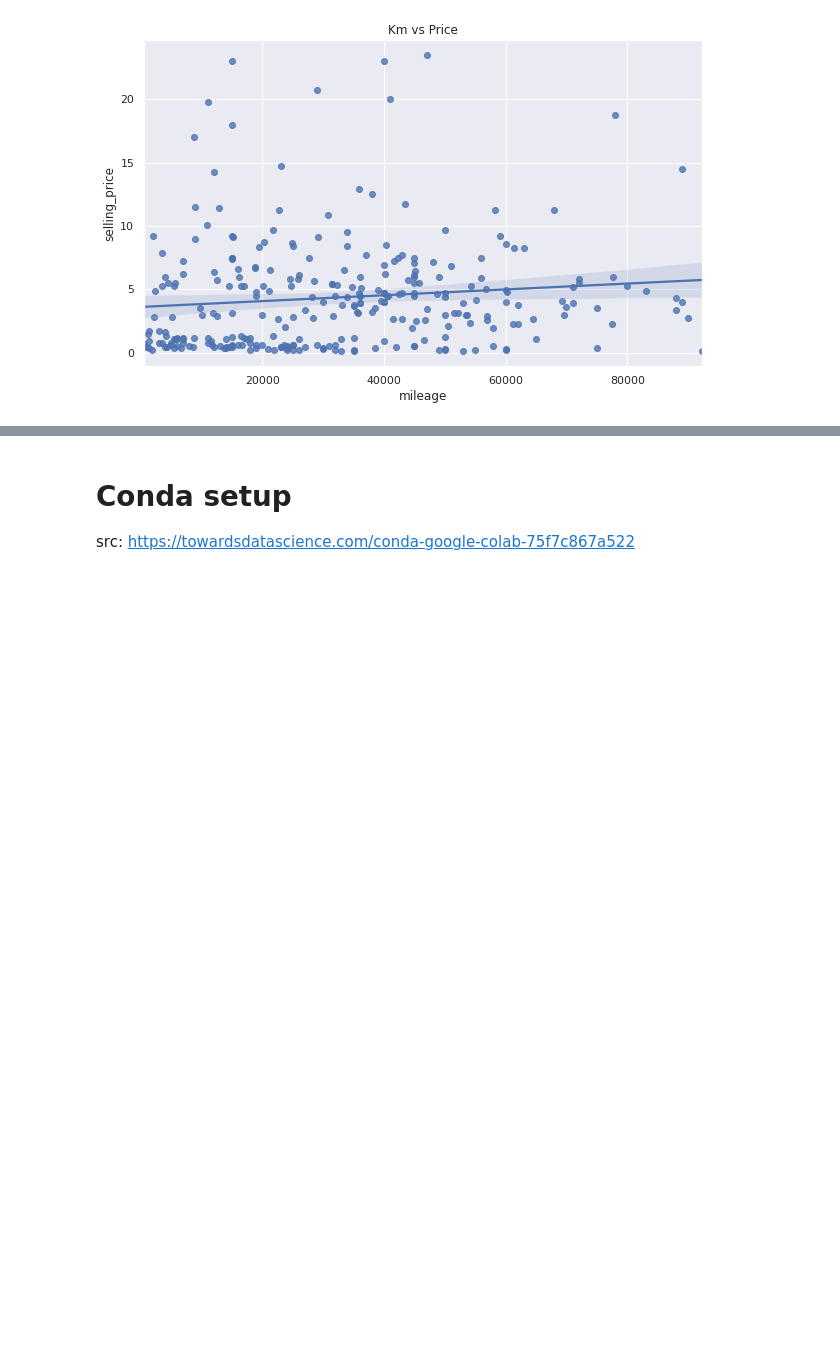
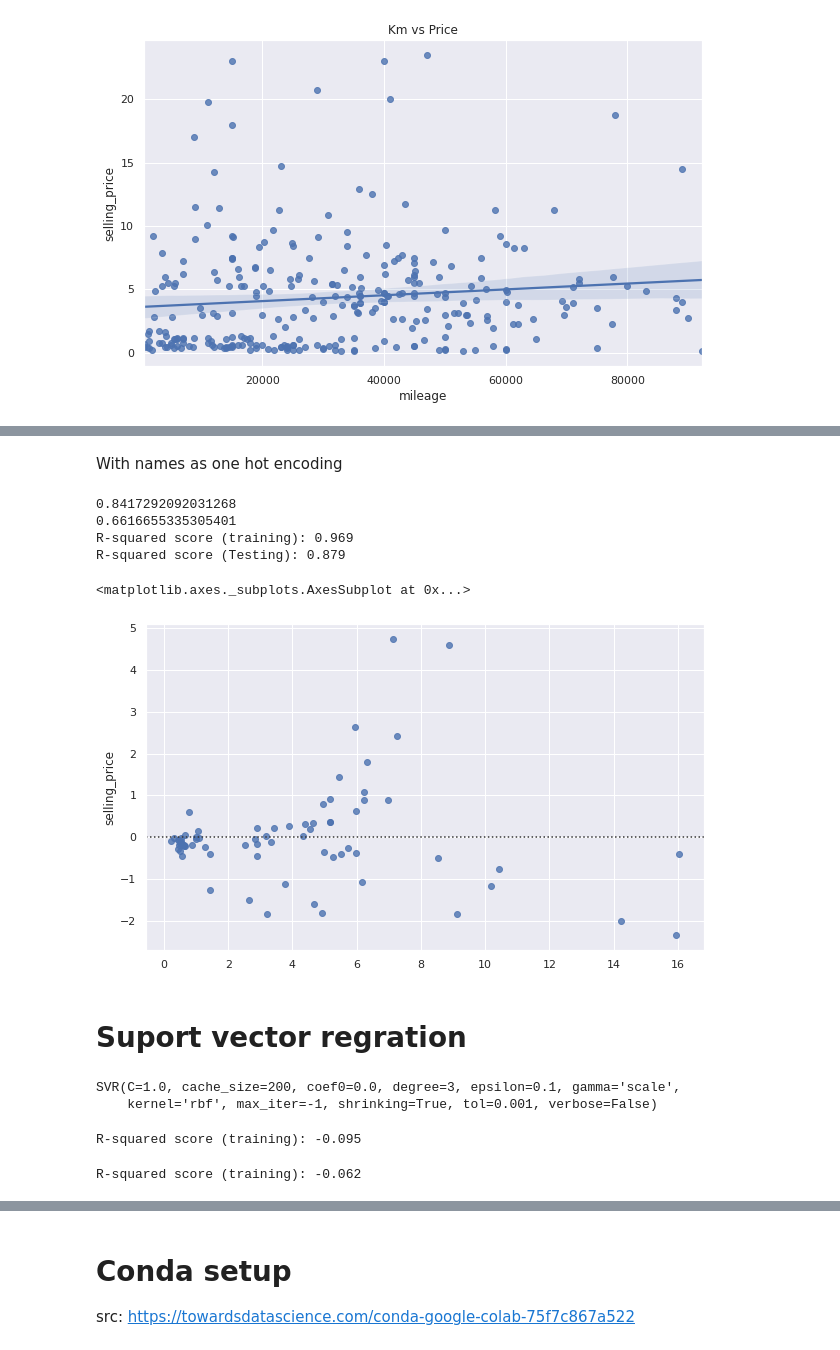
Before and after one commit to HebahAlshamlan/CITC_Task, a Jupyter notebook: CITC_Task.ipynb, the cells around one changed output, grey strips where cells are left out. Saved outputs shown, nothing was run; the diff lists cells and outputs as text; code cells hidden in the pictures; blank space fills up the shorter version.

```diff
--- a/CITC_Task.ipynb
+++ b/CITC_Task.ipynb
@@ -337,0 +569,43 @@ ValueError: ignored
+# %% [markdown]
+With names as one hot encoding
+# %%
+regr1 = RandomForestRegressor(max_depth=10, random_state=0, n_estimators=10)
+regr1.fit(X_train, y_train)
+scores = cross_val_score(regr1, X_train, y_train, cv=5)
+print(np.mean(scores))
+scores_test = cross_val_score(regr1, X_test, y_test, cv=5)
+print(np.mean(scores_test))
+print('R-squared score (training): {:.3f}'
+     .format(regr1.score(X_train, y_train)))
+print('R-squared score (Testing): {:.3f}'
+     .format(regr1.score(X_test, y_test)))
+y_pred = regr1.predict(X_test)
+plt.figure(figsize=(10,6))
+sns.residplot(x=y_pred, y=y_test)
+# %% [output]
+0.8417292092031268
+0.6616655335305401
+R-squared score (training): 0.969
+R-squared score (Testing): 0.879
+<matplotlib.axes._subplots.AxesSubplot at 0x...>
+[figure, added]
+# %% [markdown]
+# Suport vector regration
+# %%
+from sklearn.svm import SVR
+# most important SVR parameter is Kernel type. It can be #linear,polynomial or gaussian SVR. We have a non-linear condition #so we can select polynomial or gaussian but here we select RBF(a #gaussian type) kernel.
+regressor = SVR(kernel='rbf')
+regressor.fit(X_train, y_train)
+# %% [output]
+SVR(C=1.0, cache_size=200, coef0=0.0, degree=3, epsilon=0.1, gamma='scale',
+    kernel='rbf', max_iter=-1, shrinking=True, tol=0.001, verbose=False)
+# %%
+print('R-squared score (training): {:.3f}'
+     .format(regressor.score(X_train, y_train)))
+# %% [output]
+R-squared score (training): -0.095
+# %%
+print('R-squared score (training): {:.3f}'
+     .format(regressor.score(X_test, y_test)))
+# %% [output]
+R-squared score (training): -0.062
```
Also changed, not shown: parts of 52 cells of this notebook.
